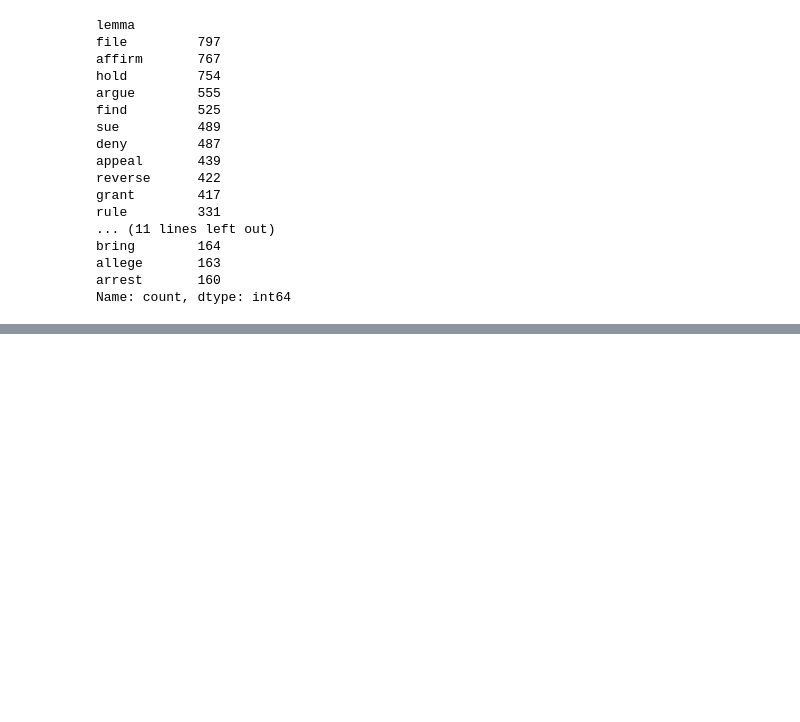
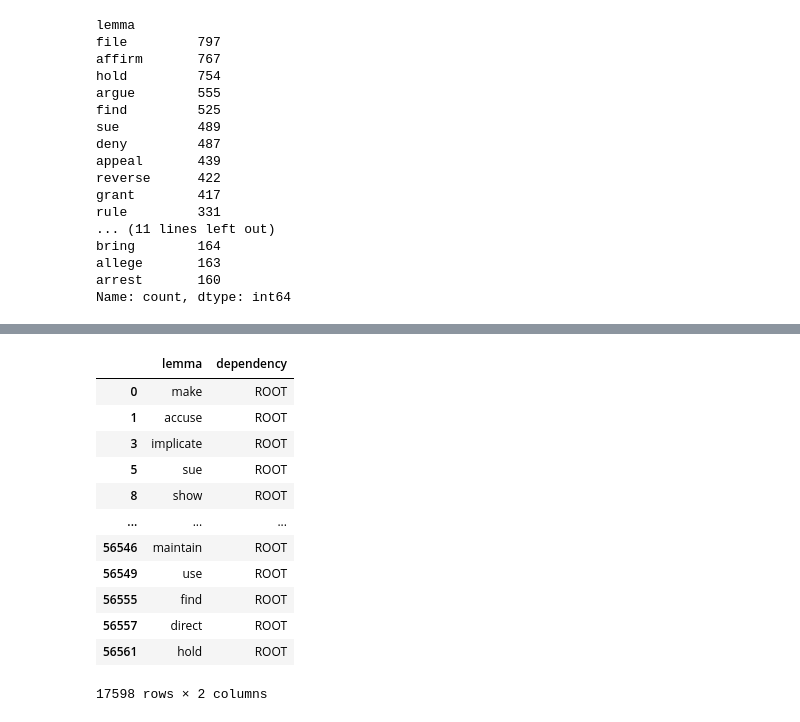
Before and after one commit to uyunho99/legal_prediction, a Jupyter notebook: spacy.ipynb, the cells around one changed output, grey strips where cells are left out. Cells and saved outputs as stored; diff of their text form; code cells hidden in the pictures; blank space fills up the shorter version.

```diff
--- a/spacy.ipynb
+++ b/spacy.ipynb
@@ -161,0 +397,17 @@ Name: count, dtype: int64
+# %%
+enc_verb_root_df = enc_verb_info_df[enc_verb_info_df['dependency'] == 'ROOT']
+enc_verb_root_df
+# %% [output]
+|  | lemma | dependency |
+| 0 | make | ROOT |
+| 1 | accuse | ROOT |
+| 3 | implicate | ROOT |
+| 5 | sue | ROOT |
+| 8 | show | ROOT |
+| ... | ... | ... |
+| 56546 | maintain | ROOT |
+| 56549 | use | ROOT |
+| 56555 | find | ROOT |
+| 56557 | direct | ROOT |
+| 56561 | hold | ROOT |
+17598 rows × 2 columns
```
Also changed, not shown: parts of 21 cells of this notebook.
